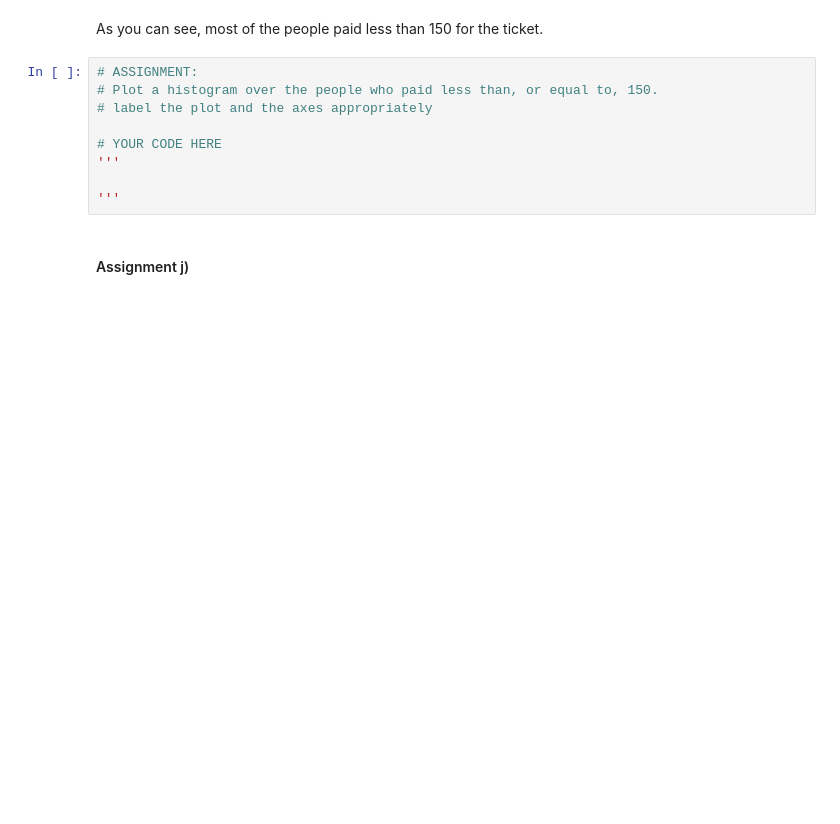
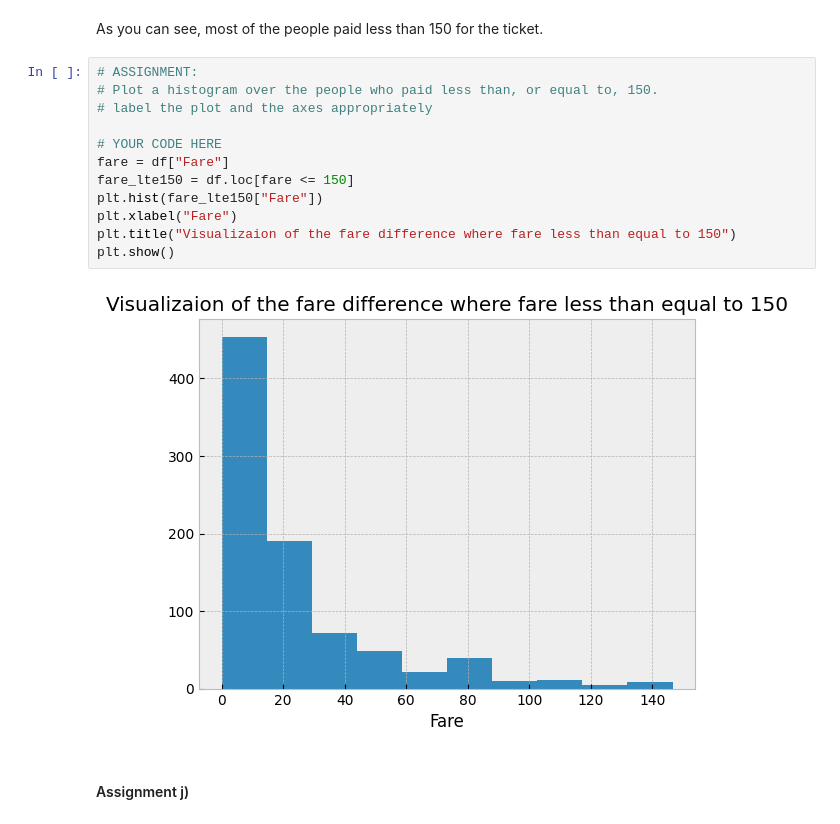
Before and after one commit to meatloafi/ml-1dl034-public-assignments, a Jupyter notebook: Assignments/Practical/PracticalNotebook2.ipynb, the cells around one changed output. Drawn from its saved outputs; the diff is of its cells as text; blank space fills up the shorter version.

```diff
--- a/Assignments/Practical/PracticalNotebook2.ipynb
+++ b/Assignments/Practical/PracticalNotebook2.ipynb
@@ -323,12 +474,17 @@ As you can see, most of the people paid less than 150 for the ticket.
 # %%
 # ASSIGNMENT:
 # Plot a histogram over the people who paid less than, or equal to, 150.
 # label the plot and the axes appropriately
 
 # YOUR CODE HERE
-'''
-
-'''
+fare = df["Fare"]
+fare_lte150 = df.loc[fare <= 150]
+plt.hist(fare_lte150["Fare"])
+plt.xlabel("Fare")
+plt.title("Visualizaion of the fare difference where fare less than equal to 150")
+plt.show()
+# %% [output]
+[figure, added]
 # %% [markdown]
 #### Assignment j)
 # %%
```
Also changed, not shown: parts of 27 cells of this notebook, 3 other files.
